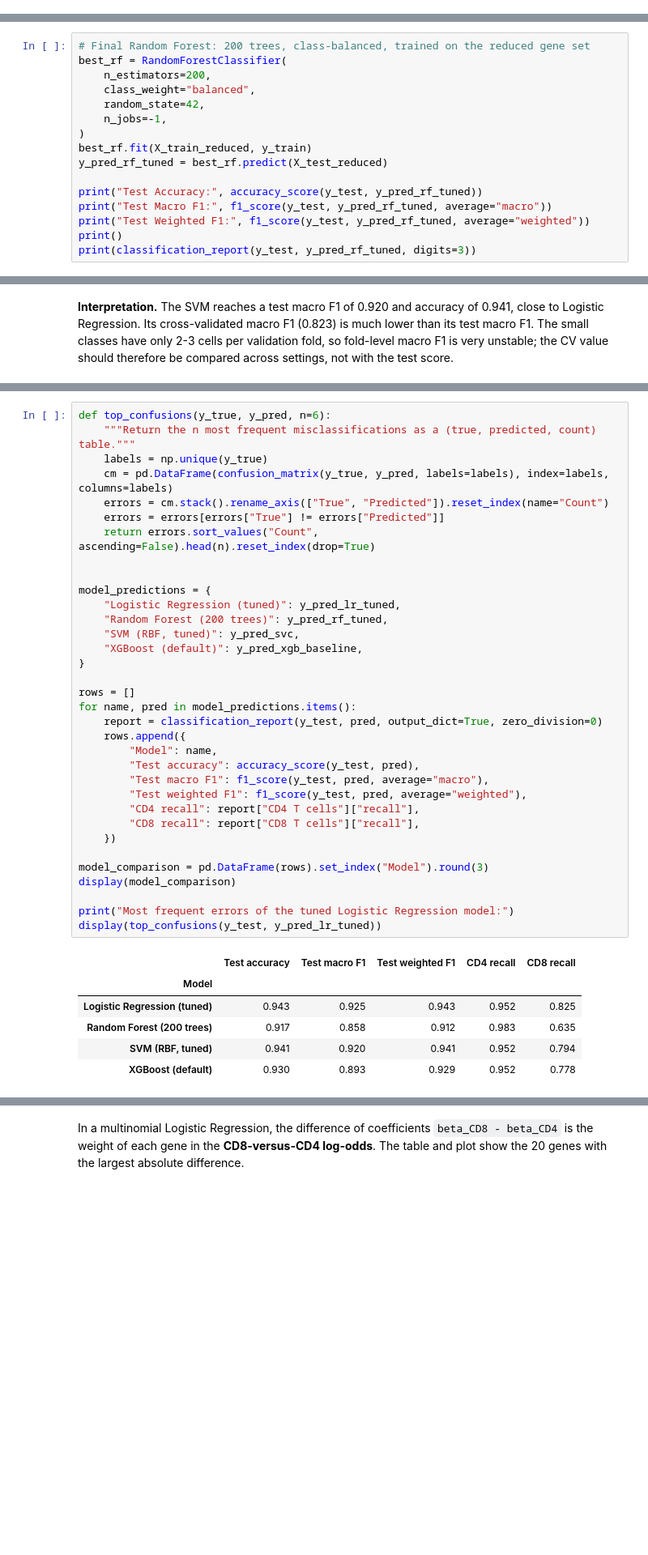
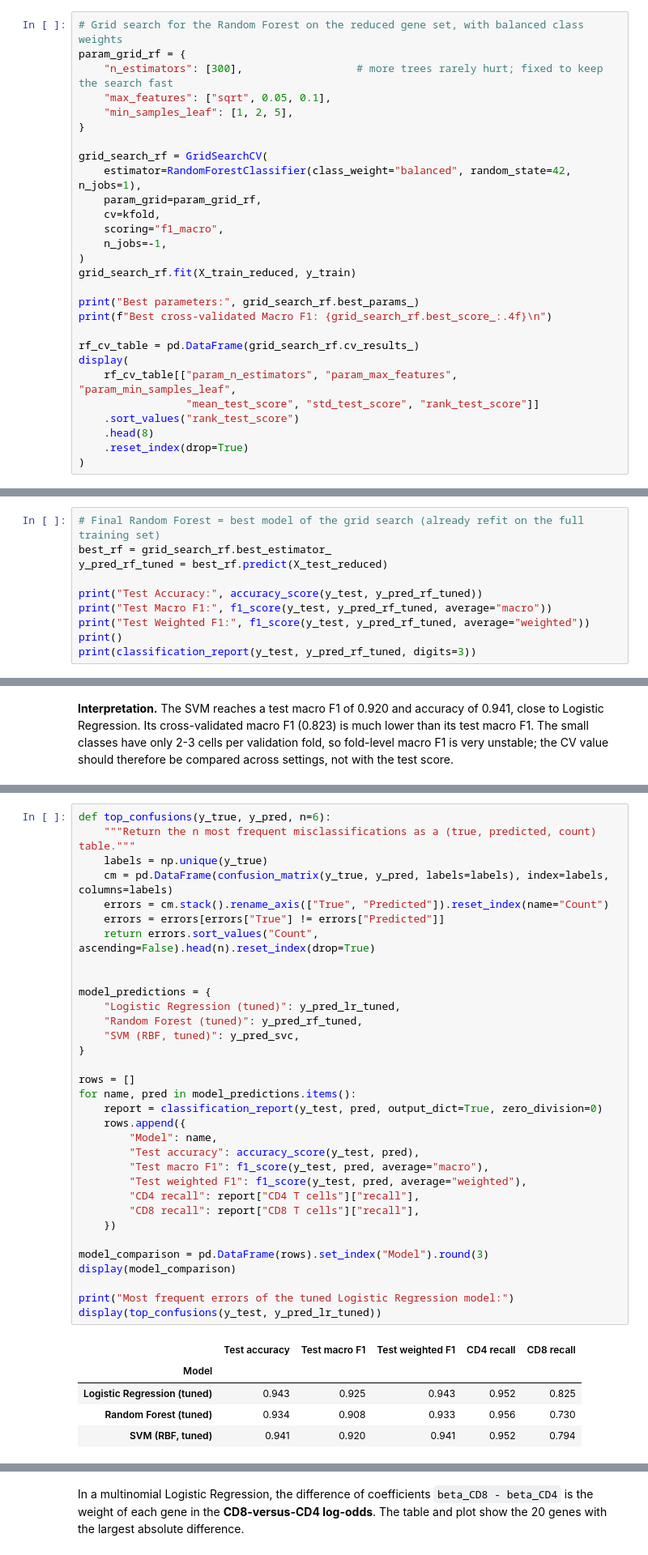
Before and after one commit to WJNL/Side_Project_Bioinformatics, a Jupyter notebook: Single_cell_ML_project_clean.ipynb, the cells around one changed output, grey strips where cells are left out. Shown at 81% size. Saved outputs shown, nothing was run; the diff lists cells and outputs as text; blank space fills up the shorter version.

```diff
--- a/Single_cell_ML_project_clean.ipynb
+++ b/Single_cell_ML_project_clean.ipynb
@@ -582,0 +550,28 @@ plt.show()
+# %%
+# Grid search for the Random Forest on the reduced gene set, with balanced class weights
+param_grid_rf = {
+    "n_estimators": [300],                  # more trees rarely hurt; fixed to keep the search fast
+    "max_features": ["sqrt", 0.05, 0.1],
+    "min_samples_leaf": [1, 2, 5],
+}
+
+grid_search_rf = GridSearchCV(
+    estimator=RandomForestClassifier(class_weight="balanced", random_state=42, n_jobs=1),
+    param_grid=param_grid_rf,
+    cv=kfold,
+    scoring="f1_macro",
+    n_jobs=-1,
+)
+grid_search_rf.fit(X_train_reduced, y_train)
+
+print("Best parameters:", grid_search_rf.best_params_)
+print(f"Best cross-validated Macro F1: {grid_search_rf.best_score_:.4f}\n")
+
+rf_cv_table = pd.DataFrame(grid_search_rf.cv_results_)
+display(
+    rf_cv_table[["param_n_estimators", "param_max_features", "param_min_samples_leaf",
+                 "mean_test_score", "std_test_score", "rank_test_score"]]
+    .sort_values("rank_test_score")
+    .head(8)
+    .reset_index(drop=True)
+)
@@ -583,12 +590,6 @@ plt.show()
 # %%
-# Final Random Forest: 200 trees, class-balanced, trained on the reduced gene set
-best_rf = RandomForestClassifier(
-    n_estimators=200,
-    class_weight="balanced",
-    random_state=42,
-    n_jobs=-1,
-)
-best_rf.fit(X_train_reduced, y_train)
+# Final Random Forest = best model of the grid search (already refit on the full training set)
+best_rf = grid_search_rf.best_estimator_
 y_pred_rf_tuned = best_rf.predict(X_test_reduced)
 
 print("Test Accuracy:", accuracy_score(y_test, y_pred_rf_tuned))
@@ -764,38 +701,36 @@ def top_confusions(y_true, y_pred, n=6):
     errors = errors[errors["True"] != errors["Predicted"]]
     return errors.sort_values("Count", ascending=False).head(n).reset_index(drop=True)
 
 
 model_predictions = {
     "Logistic Regression (tuned)": y_pred_lr_tuned,
-    "Random Forest (200 trees)": y_pred_rf_tuned,
+    "Random Forest (tuned)": y_pred_rf_tuned,
     "SVM (RBF, tuned)": y_pred_svc,
-    "XGBoost (default)": y_pred_xgb_baseline,
 }
 
 rows = []
 for name, pred in model_predictions.items():
     report = classification_report(y_test, pred, output_dict=True, zero_division=0)
     rows.append({
         "Model": name,
         "Test accuracy": accuracy_score(y_test, pred),
         "Test macro F1": f1_score(y_test, pred, average="macro"),
         "Test weighted F1": f1_score(y_test, pred, average="weighted"),
         "CD4 recall": report["CD4 T cells"]["recall"],
         "CD8 recall": report["CD8 T cells"]["recall"],
     })
 
 model_comparison = pd.DataFrame(rows).set_index("Model").round(3)
 display(model_comparison)
 
 print("Most frequent errors of the tuned Logistic Regression model:")
 display(top_confusions(y_test, y_pred_lr_tuned))
 # %% [output]
 |  | Test accuracy | Test macro F1 | Test weighted F1 | CD4 recall | CD8 recall |
 | Model |  |  |  |  |  |
 | Logistic Regression (tuned) | 0.943 | 0.925 | 0.943 | 0.952 | 0.825 |
-| Random Forest (200 trees) | 0.917 | 0.858 | 0.912 | 0.983 | 0.635 |
+| Random Forest (tuned) | 0.934 | 0.908 | 0.933 | 0.956 | 0.730 |
 | SVM (RBF, tuned) | 0.941 | 0.920 | 0.941 | 0.952 | 0.794 |
-| XGBoost (default) | 0.930 | 0.893 | 0.929 | 0.952 | 0.778 |
 Most frequent errors of the tuned Logistic Regression model:
 |  | True | Predicted | Count |
 | 0 | CD4 T cells | CD8 T cells | 10 |
```
Also changed, not shown: parts of 36 cells of this notebook.
